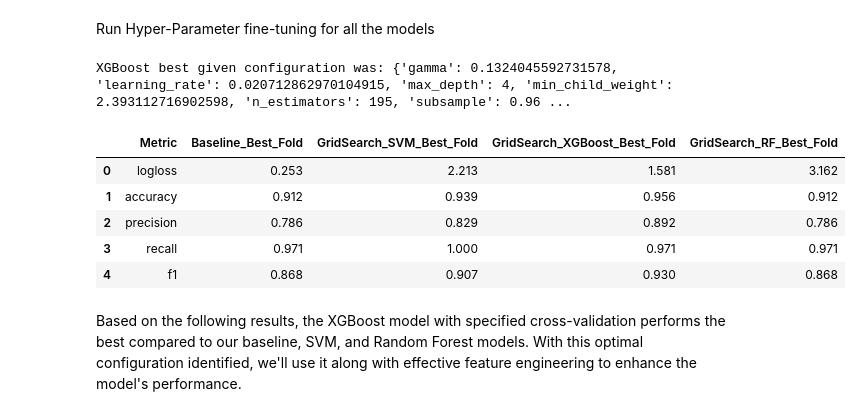
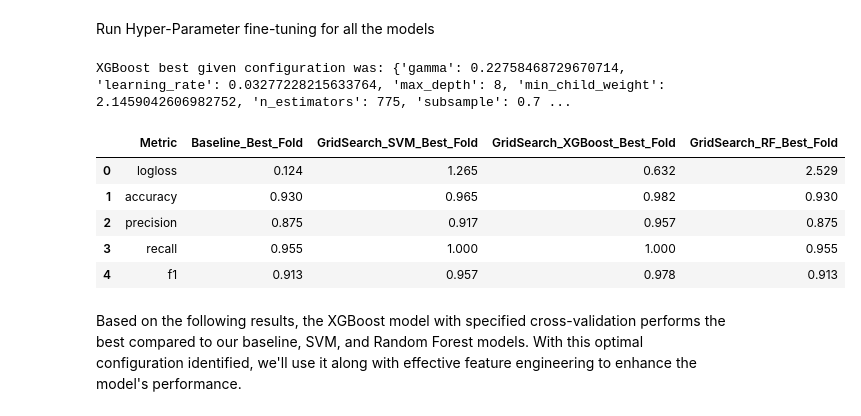
Before and after one commit to Haimzis/KaggleBreastCancerDetection, a Jupyter notebook: pipeline.ipynb, the cells around one changed output. Cells and saved outputs as stored; diff of their text form; code cells hidden in the pictures.

```diff
--- a/pipeline.ipynb
+++ b/pipeline.ipynb
@@ -494,2 +490,0 @@ shifting from EDA to XGBoost classifier training with 10-fold cross-validation.
-# %%
-training_df = numerical_df.drop(LABEL, axis=1).apply(zscore)
@@ -511,3 +499,11 @@ X_train, X_test, Y_train, Y_test = data_preprocess(training_df, df[LABEL])
+# %%
+X_train_with_id, X_test_with_id, Y_train, Y_test = data_preparation(df.drop([LABEL], axis=1), df[LABEL])
+
+# Removing id values
+X_train = X_train_with_id[:, 1:]
+X_test = X_test_with_id[:, 1:]
+
+training_columns = df.columns.drop([ID, LABEL]).to_list()
 # %% [markdown]
 ## Training
 # %% [markdown]
@@ -706,0 +705,12 @@ def compare_models(dfs, names, postfix='_Best_Fold'):
+# %%
+scaler = StandardScaler()
+scaler.fit(X_train)
+
+# Apply the transformation to both train and test sets
+X_train_scaled = scaler.transform(X_train)
+X_test_scaled = scaler.transform(X_test)
+
+best_model, best_evals_result = training_loop(X_train_scaled, Y_train, params, eval_metrics, kf, metrics_dict)
+oversampled_metrics = visualize_test_results(metrics_dict, xgb.DMatrix(X_test_scaled), Y_test, best_model)
+standartization_comparison_df = compare_models([baseline_metrics[['Metric', 'Best_Fold_on_Test']], oversampled_metrics[['Metric', 'Best_Fold_on_Test']]], ['Baseline', 'Standartization'])
+display(standartization_comparison_df)
@@ -916,53 +956,52 @@ gs_conf = {
 # %%
 best_configurations = {
     'SVM': {'C': 8.129477481319464, 'coef0': 6.1252533932455835, 'degree': 9, 'gamma': 'scale', 'kernel': 'linear', 'shrinking': False, 'tol': 0.08111621007989843},
-    'XGBoost': {'gamma': 0.1324045592731578, 'learning_rate': 0.020712862970104915, 'max_depth': 4, 'min_child_weight': 2.393112716902598, 'n_estimators': 195, 'subsample': 0.9610919429456551},
+    'XGBoost': {'gamma': 0.22758468729670714, 'learning_rate': 0.03277228215633764, 'max_depth': 8, 'min_child_weight': 2.1459042606982752, 'n_estimators': 775, 'subsample': 0.7558997029980279},
     'RF': {'bootstrap': True, 'max_depth': 3, 'max_features': 'log2', 'min_samples_leaf': 1, 'min_samples_split': 5, 'n_estimators': 100}
 }
 
 best_cv_model = list(gs_conf.keys())[1]
 
 comparison_df_text = """Metric 	Baseline_Best_Fold 	GridSearch_SVM_Best_Fold 	GridSearch_XGBoost_Best_Fold 	GridSearch_RF_Best_Fold
-0 	logloss 	0.253 	2.213 	1.581 	3.162
-1 	accuracy 	0.912 	0.939 	0.956 	0.912
-2 	precision 	0.786 	0.829 	0.892 	0.786
-3 	recall 	0.971 	1.000 	0.971 	0.971
-4 	f1 	0.868 	0.907 	0.930 	0.868"""
+0 	logloss 	0.124 	1.265 	0.632 	2.529
+1 	accuracy 	0.930 	0.965 	0.982 	0.930
+2 	precision 	0.875 	0.917 	0.957 	0.875
+3 	recall 	0.955 	1.000 	1.000 	0.955
+4 	f1 	0.913 	0.957 	0.978 	0.913"""
 
-
-comparison_df = pd.read_csv(StringIO(comparison_df_text), sep=r'\s+')
+models_comparison_df = pd.read_csv(StringIO(comparison_df_text), sep=r'\s+')
 # %% [markdown]
 Run Hyper-Parameter fine-tuning for all the models
 # %%
 if not SKIP_MODELS_HYPERPARAMETERS_FINETUNE:
   # Run hyperparameters finetuning for our chosen models
   metrics_results = [baseline_metrics[['Metric', 'Best_Fold_on_Test']]]
   best_configurations = {name: None for name in gs_conf.keys()}
   cv = StratifiedKFold(n_splits=10, shuffle=True, random_state=SEED)
 
-  for m_name, m_conf in gs_conf.items():
+  for m_name, m_conf in tqdm(gs_conf.items(), total=len(gs_conf), desc='Training models'):
       random_search = RandomizedSearchCV(estimator=m_conf['model'], param_distributions=m_conf['param_dict'], scoring=METRIC_CRITERIA, cv=cv, n_iter=10, random_state=SEED, n_jobs=-1)
 
       m_conf['random_result'] = random_search.fit(X_train, Y_train)
       best_configurations[m_name] = m_conf['random_result'].best_params_
 
       # pred on test set using the model with the best parameters
       best_model = random_search.best_estimator_
       metrics_results.append(visualize_test_results(metrics_dict, X_test, Y_test, best_model))
 
   # compare to baseline model
-  comparison_df = compare_models(metrics_results, ['Baseline'] + [f'GridSearch_{m_name}' for m_name in gs_conf])
+  models_comparison_df = compare_models(metrics_results, ['Baseline'] + [f'GridSearch_{m_name}' for m_name in gs_conf])
 
-print(f'{best_cv_model} best given configuration was: {best_configurations[best_cv_model]}')
-display(comparison_df)
+print(f'\n{best_cv_model} best given configuration was: {best_configurations[best_cv_model]}')
+display(models_comparison_df)
 # %% [output]
-XGBoost best given configuration was: {'gamma': 0.1324045592731578, 'learning_rate': 0.020712862970104915, 'max_depth': 4, 'min_child_weight': 2.393112716902598, 'n_estimators': 195, 'subsample': 0.96 ...
+XGBoost best given configuration was: {'gamma': 0.22758468729670714, 'learning_rate': 0.03277228215633764, 'max_depth': 8, 'min_child_weight': 2.1459042606982752, 'n_estimators': 775, 'subsample': 0.7 ...
 |  | Metric | Baseline_Best_Fold | GridSearch_SVM_Best_Fold | GridSearch_XGBoost_Best_Fold | GridSearch_RF_Best_Fold |
-| 0 | logloss | 0.253 | 2.213 | 1.581 | 3.162 |
-| 1 | accuracy | 0.912 | 0.939 | 0.956 | 0.912 |
-| 2 | precision | 0.786 | 0.829 | 0.892 | 0.786 |
-| 3 | recall | 0.971 | 1.000 | 0.971 | 0.971 |
-| 4 | f1 | 0.868 | 0.907 | 0.930 | 0.868 |
+| 0 | logloss | 0.124 | 1.265 | 0.632 | 2.529 |
+| 1 | accuracy | 0.930 | 0.965 | 0.982 | 0.930 |
+| 2 | precision | 0.875 | 0.917 | 0.957 | 0.875 |
+| 3 | recall | 0.955 | 1.000 | 1.000 | 0.955 |
+| 4 | f1 | 0.913 | 0.957 | 0.978 | 0.913 |
 # %% [markdown]
 Based on the following results, the XGBoost model with specified cross-validation performs the best compared to our baseline, SVM, and Random Forest models. With this optimal configuration identified, we'll use it along with effective feature engineering to enhance the model's performance.
 # %% [markdown]
```
Also changed, not shown: parts of 38 cells of this notebook.
